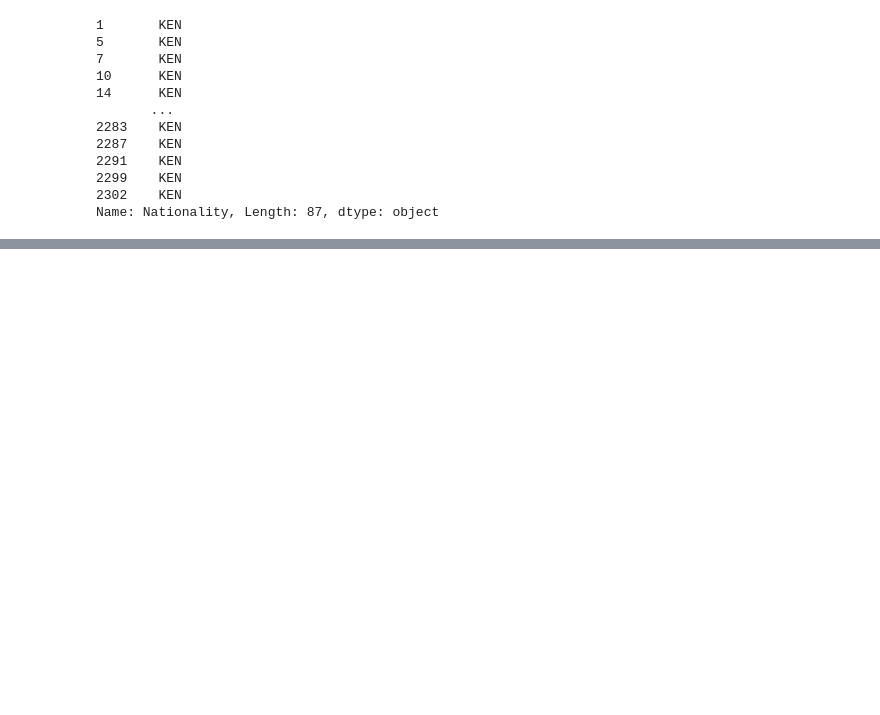
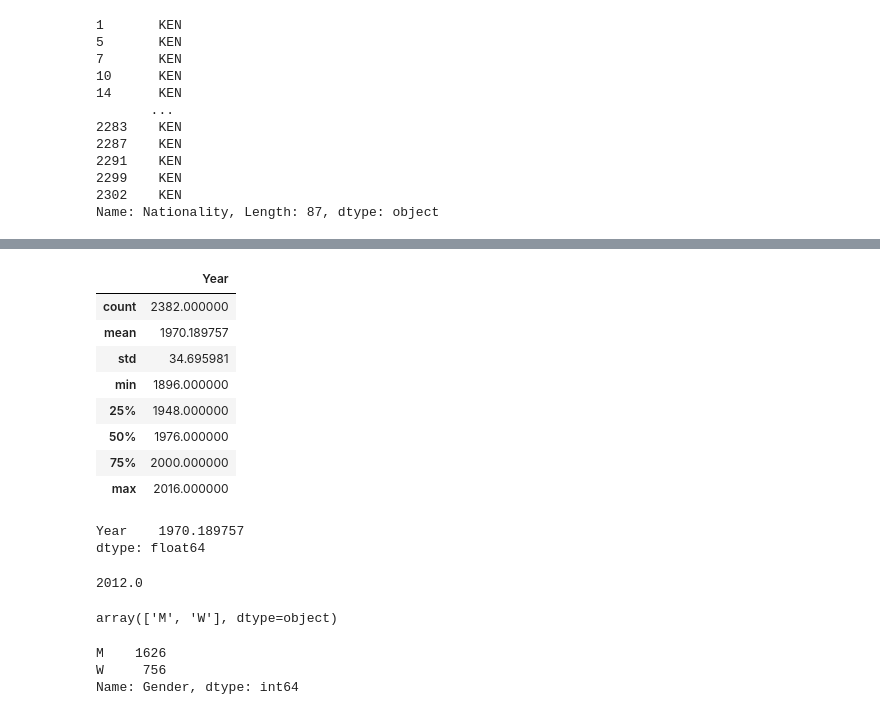
Before and after one commit to EngBrian/dsc-json-lab-v2-1, a Jupyter notebook: Untitled1.ipynb, the cells around one changed output, grey strips where cells are left out. Saved outputs shown, nothing was run; the diff lists cells and outputs as text; code cells hidden in the pictures; blank space fills up the shorter version.

```diff
--- a/Untitled1.ipynb
+++ b/Untitled1.ipynb
@@ -246,0 +283,31 @@ df.iloc[10:32][['Location','Year']]
+# %%
+df.describe()
+# %% [output]
+|  | Year |
+| count | 2382.000000 |
+| mean | 1970.189757 |
+| std | 34.695981 |
+| min | 1896.000000 |
+| 25% | 1948.000000 |
+| 50% | 1976.000000 |
+| 75% | 2000.000000 |
+| max | 2016.000000 |
+# %%
+df.mean()
+# %% [output]
+Year    1970.189757
+dtype: float64
+# %%
+df['Year'].quantile(.9)
+# %% [output]
+2012.0
+# %%
+df['Gender'].unique()
+# %% [output]
+array(['M', 'W'], dtype=object)
+# %%
+df['Gender'].value_counts()
+# %% [output]
+M    1626
+W     756
+Name: Gender, dtype: int64
```
Also changed, not shown: parts of 3 cells of this notebook, 2 other files.
